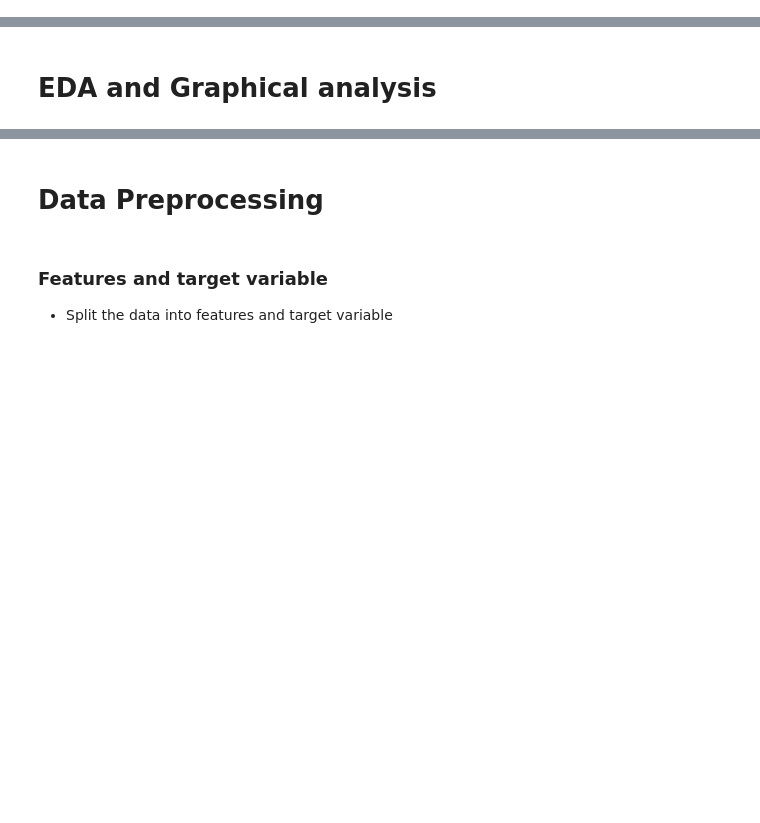
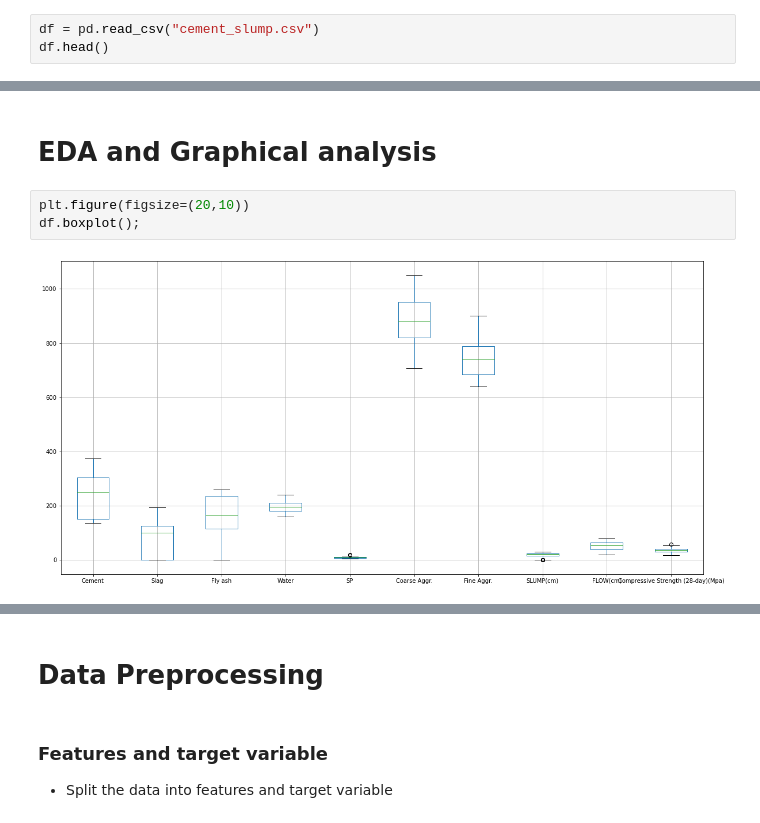
Before and after one commit to habip-bingol/Machine_Learning, a Jupyter notebook: Case_Study/cement_slump_notebook.ipynb, the cells around one changed output, grey strips where cells are left out. Cells and saved outputs as stored; diff of their text form; blank space fills up the shorter version.

```diff
--- a/Case_Study/cement_slump_notebook.ipynb
+++ b/Case_Study/cement_slump_notebook.ipynb
@@ -51,3 +51,6 @@ warnings.warn("this will not show")
 pd.set_option('display.float_format', lambda x: '%.3f' % x)
 # %% [markdown]
 # Loading data
+# %%
+df = pd.read_csv("cement_slump.csv")
+df.head()
@@ -54,2 +114,7 @@ pd.set_option('display.float_format', lambda x: '%.3f' % x)
 # %% [markdown]
 # EDA and Graphical analysis
+# %%
+plt.figure(figsize=(20,10))
+df.boxplot();
+# %% [output]
+[figure, added]
```
Also changed, not shown: parts of 45 cells of this notebook.
